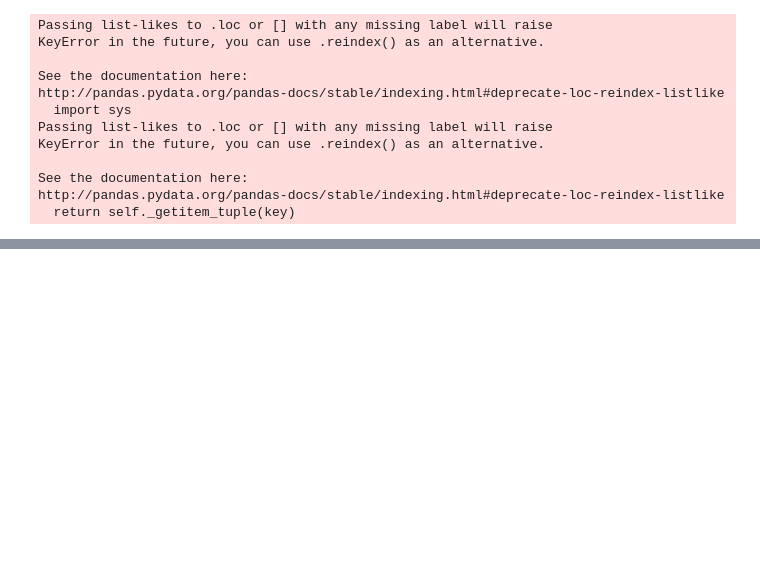
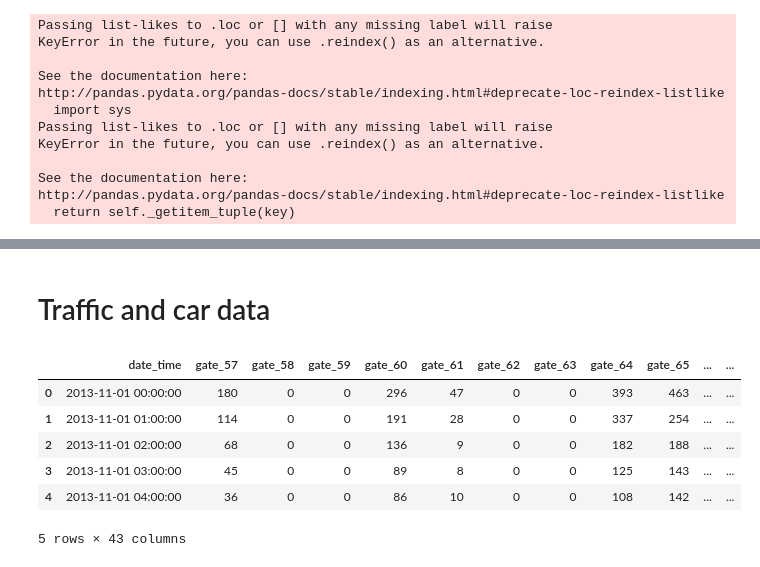
Before and after one commit to nickmancol/airquality-nickman, a Jupyter notebook: AirQuality.ipynb, the cells around one changed output, grey strips where cells are left out. Cells and saved outputs as stored; diff of their text form; code cells hidden in the pictures; blank space fills up the shorter version.

Commit message:
Adds counts per gate and vehicles ft

```diff
--- a/AirQuality.ipynb
+++ b/AirQuality.ipynb
@@ -324,0 +325,13 @@ df_avg_weather.head()
+# %% [markdown]
+# Traffic and car data
+# %%
+df_traffic_count = pd.read_sql('''select * from vw_cross_traffic;''', db)
+df_traffic_count.head()
+# %% [output]
+|  | date_time | gate_57 | gate_58 | gate_59 | gate_60 | gate_61 | gate_62 | gate_63 | gate_64 | gate_65 | ... | ... |
+| 0 | 2013-11-01 00:00:00 | 180 | 0 | 0 | 296 | 47 | 0 | 0 | 393 | 463 | ... | ... |
+| 1 | 2013-11-01 01:00:00 | 114 | 0 | 0 | 191 | 28 | 0 | 0 | 337 | 254 | ... | ... |
+| 2 | 2013-11-01 02:00:00 | 68 | 0 | 0 | 136 | 9 | 0 | 0 | 182 | 188 | ... | ... |
+| 3 | 2013-11-01 03:00:00 | 45 | 0 | 0 | 89 | 8 | 0 | 0 | 125 | 143 | ... | ... |
+| 4 | 2013-11-01 04:00:00 | 36 | 0 | 0 | 86 | 10 | 0 | 0 | 108 | 142 | ... | ... |
+5 rows × 43 columns
```
Also changed, not shown: parts of 10 cells of this notebook.
